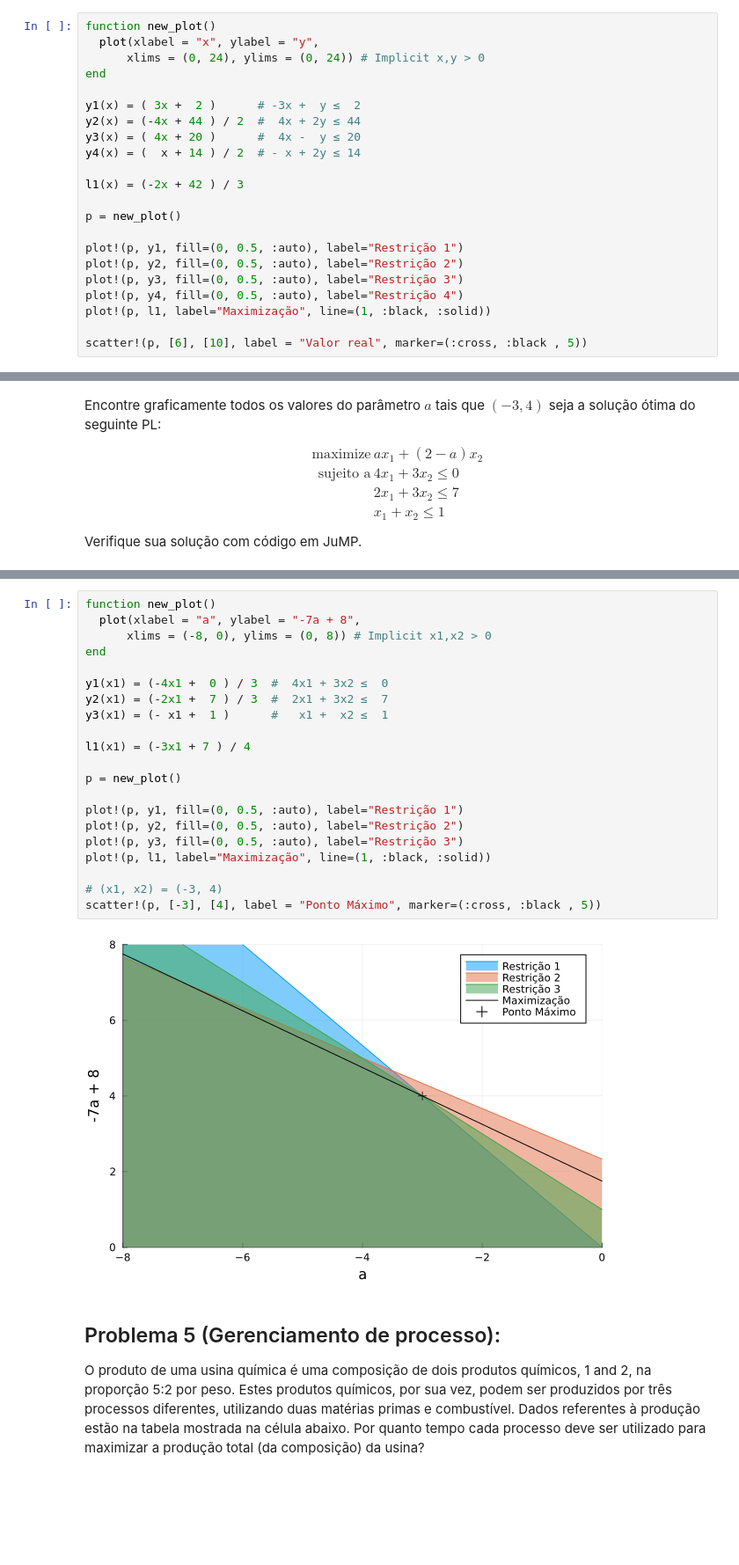
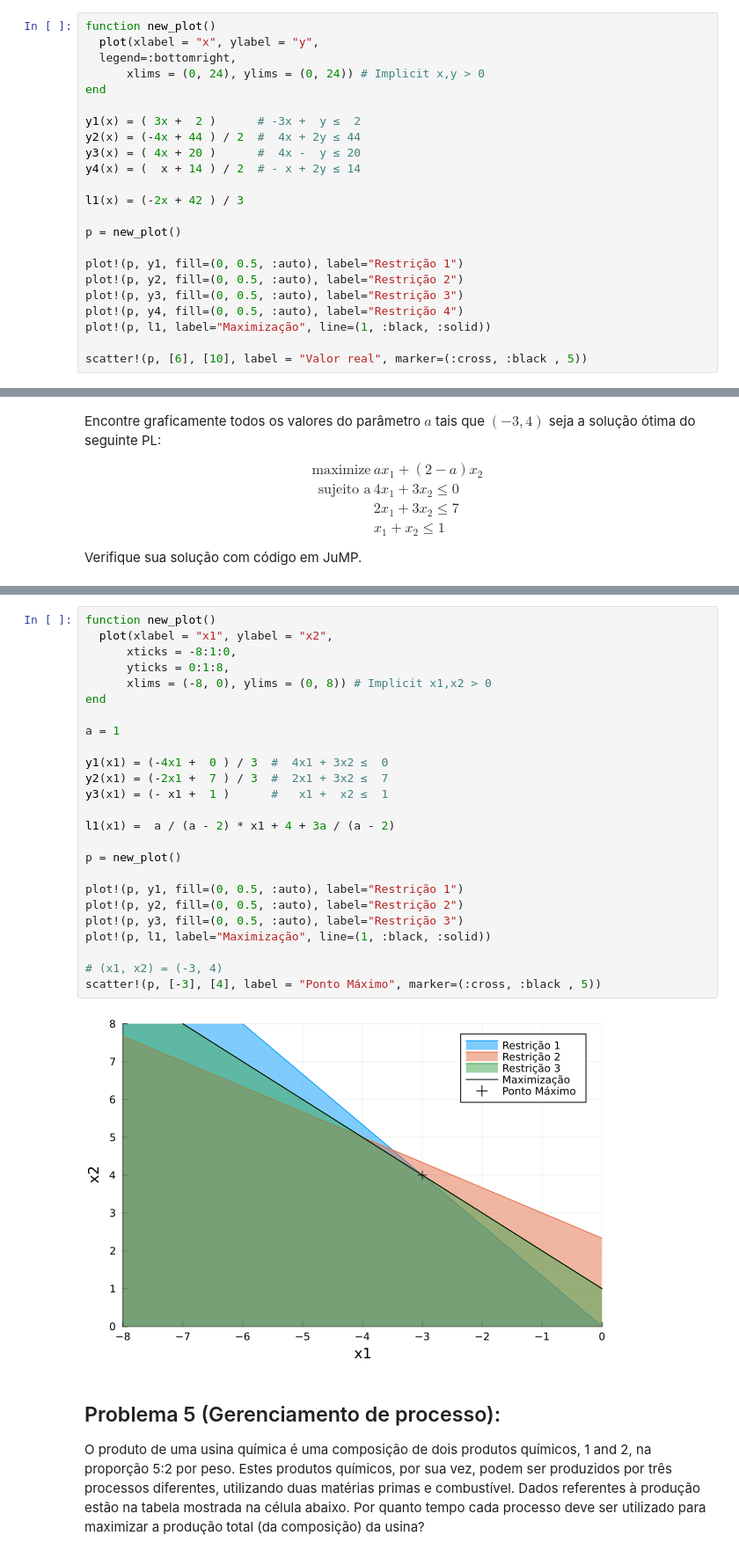
Before and after one commit to html-3/optimization-notebook-julia, a Jupyter notebook: lista1.ipynb, the cells around one changed output, grey strips where cells are left out. Shown at 88% size. Drawn from its saved outputs; the diff is of its cells as text; blank space fills up the shorter version.

```diff
--- a/lista1.ipynb
+++ b/lista1.ipynb
@@ -114,6 +120,7 @@ Agora resolva o mesmo problema no JuMP e compare as soluções.
 # %%
 function new_plot()
   plot(xlabel = "x", ylabel = "y",
+  legend=:bottomright,
       xlims = (0, 24), ylims = (0, 24)) # Implicit x,y > 0
 end
 
@@ -227,26 +242,30 @@ Verifique sua solução com código em JuMP.
 # %%
 function new_plot()
-  plot(xlabel = "a", ylabel = "-7a + 8",
+  plot(xlabel = "x1", ylabel = "x2",
+      xticks = -8:1:0,
+      yticks = 0:1:8,
       xlims = (-8, 0), ylims = (0, 8)) # Implicit x1,x2 > 0
 end
+
+a = 1
 
 y1(x1) = (-4x1 +  0 ) / 3  #  4x1 + 3x2 ≤  0
 y2(x1) = (-2x1 +  7 ) / 3  #  2x1 + 3x2 ≤  7
 y3(x1) = (- x1 +  1 )      #   x1 +  x2 ≤  1
 
-l1(x1) = (-3x1 + 7 ) / 4
+l1(x1) =  a / (a - 2) * x1 + 4 + 3a / (a - 2)
 
 p = new_plot()
 
 plot!(p, y1, fill=(0, 0.5, :auto), label="Restrição 1")
 plot!(p, y2, fill=(0, 0.5, :auto), label="Restrição 2")
 plot!(p, y3, fill=(0, 0.5, :auto), label="Restrição 3")
 plot!(p, l1, label="Maximização", line=(1, :black, :solid))
 
 # (x1, x2) = (-3, 4)
 scatter!(p, [-3], [4], label = "Ponto Máximo", marker=(:cross, :black , 5))
 # %% [output]
-[figure, old version]
+[figure, new version]
 # %% [markdown]
 ## Problema 5 (Gerenciamento de processo):
 
```
Also changed, not shown: parts of 22 cells of this notebook.
